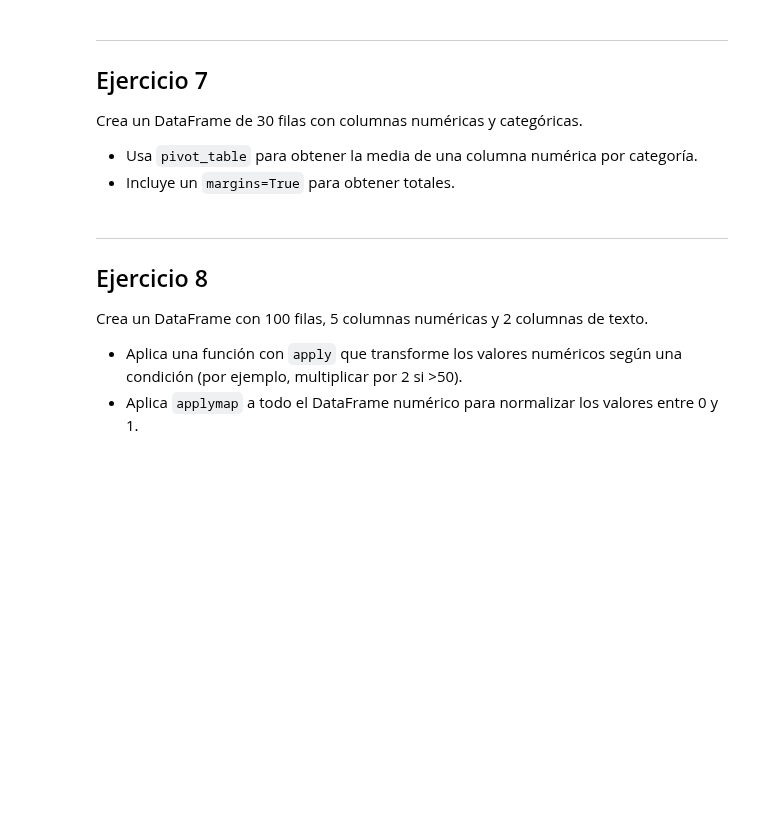
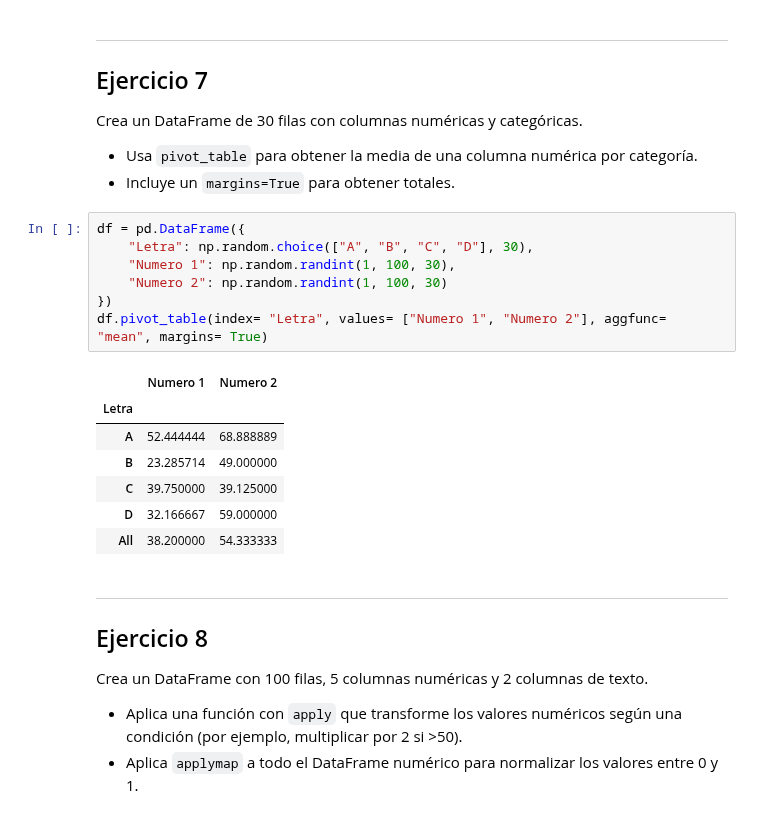
Before and after one commit to JavierPeraltaAzagra/Big-Data-e-IA, a Jupyter notebook: Programacion de IA/Pandas/Ejercicios intermedios Pandas/02-Pandas_Ejercicios_2.ipynb, the cells around one changed output. Cells and saved outputs as stored; diff of their text form; blank space fills up the shorter version.

```diff
--- a/Programacion de IA/Pandas/Ejercicios intermedios Pandas/02-Pandas_Ejercicios_2.ipynb
+++ b/Programacion de IA/Pandas/Ejercicios intermedios Pandas/02-Pandas_Ejercicios_2.ipynb
@@ -262,6 +263,21 @@ df[(df["Precio"] > 70) & (df["Categoría"] == "C")]
 Crea un DataFrame de 30 filas con columnas numéricas y categóricas.
 - Usa `pivot_table` para obtener la media de una columna numérica por categoría.
 - Incluye un `margins=True` para obtener totales.
+# %%
+df = pd.DataFrame({
+    "Letra": np.random.choice(["A", "B", "C", "D"], 30),
+    "Numero 1": np.random.randint(1, 100, 30),
+    "Numero 2": np.random.randint(1, 100, 30)
+})
+df.pivot_table(index= "Letra", values= ["Numero 1", "Numero 2"], aggfunc= "mean", margins= True)
+# %% [output]
+|  | Numero 1 | Numero 2 |
+| Letra |  |  |
+| A | 52.444444 | 68.888889 |
+| B | 23.285714 | 49.000000 |
+| C | 39.750000 | 39.125000 |
+| D | 32.166667 | 59.000000 |
+| All | 38.200000 | 54.333333 |
 # %% [markdown]
 ---
 ## Ejercicio 8
```
Also changed, not shown: parts of 8 cells of this notebook.
